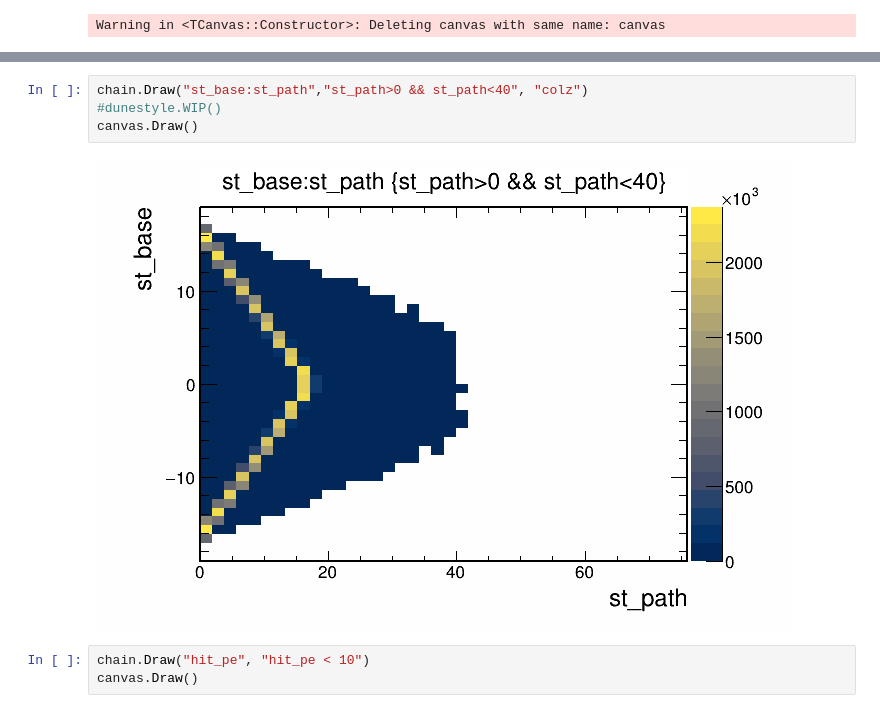
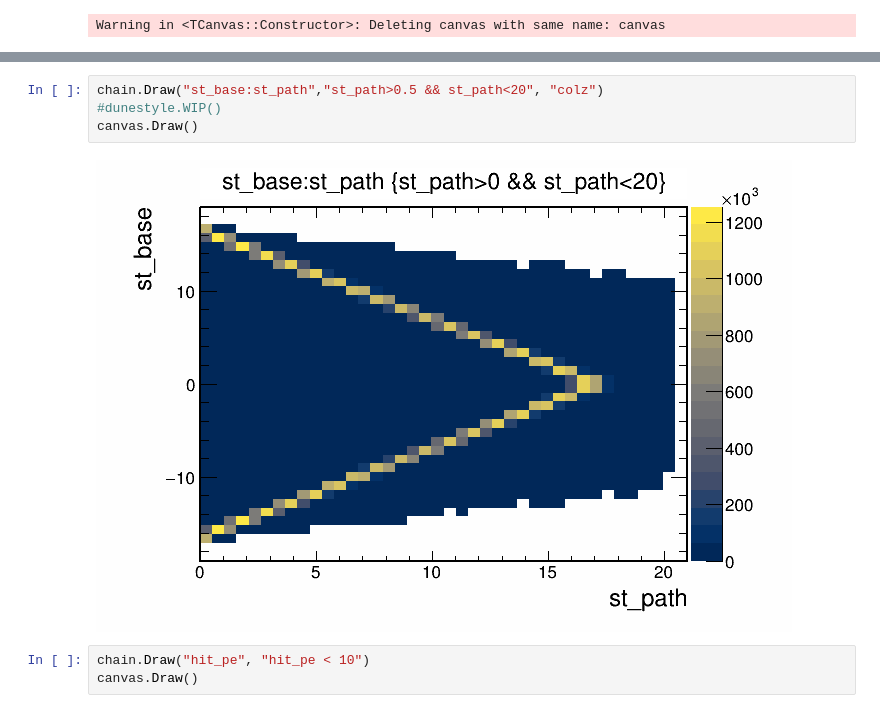
Before and after one commit to wcaune/DUNE_N, a Jupyter notebook: AlignmentCalibration/01-15-24.ipynb, the cells around one changed output, grey strips where cells are left out. Cells and saved outputs as stored; diff of their text form.

```diff
--- a/AlignmentCalibration/01-15-24.ipynb
+++ b/AlignmentCalibration/01-15-24.ipynb
@@ -55,9 +56,9 @@ canvas.Draw()
 # %%
-chain.Draw("st_base:st_path","st_path>0 && st_path<40", "colz")
+chain.Draw("st_base:st_path","st_path>0.5 && st_path<20", "colz")
 #dunestyle.WIP()
 canvas.Draw()
 # %% [output]
-[figure, old version]
+[figure, new version]
 # %%
 chain.Draw("hit_pe", "hit_pe < 10")
 canvas.Draw()
```
Also changed, not shown: parts of 5 cells of this notebook, 1 other file.
